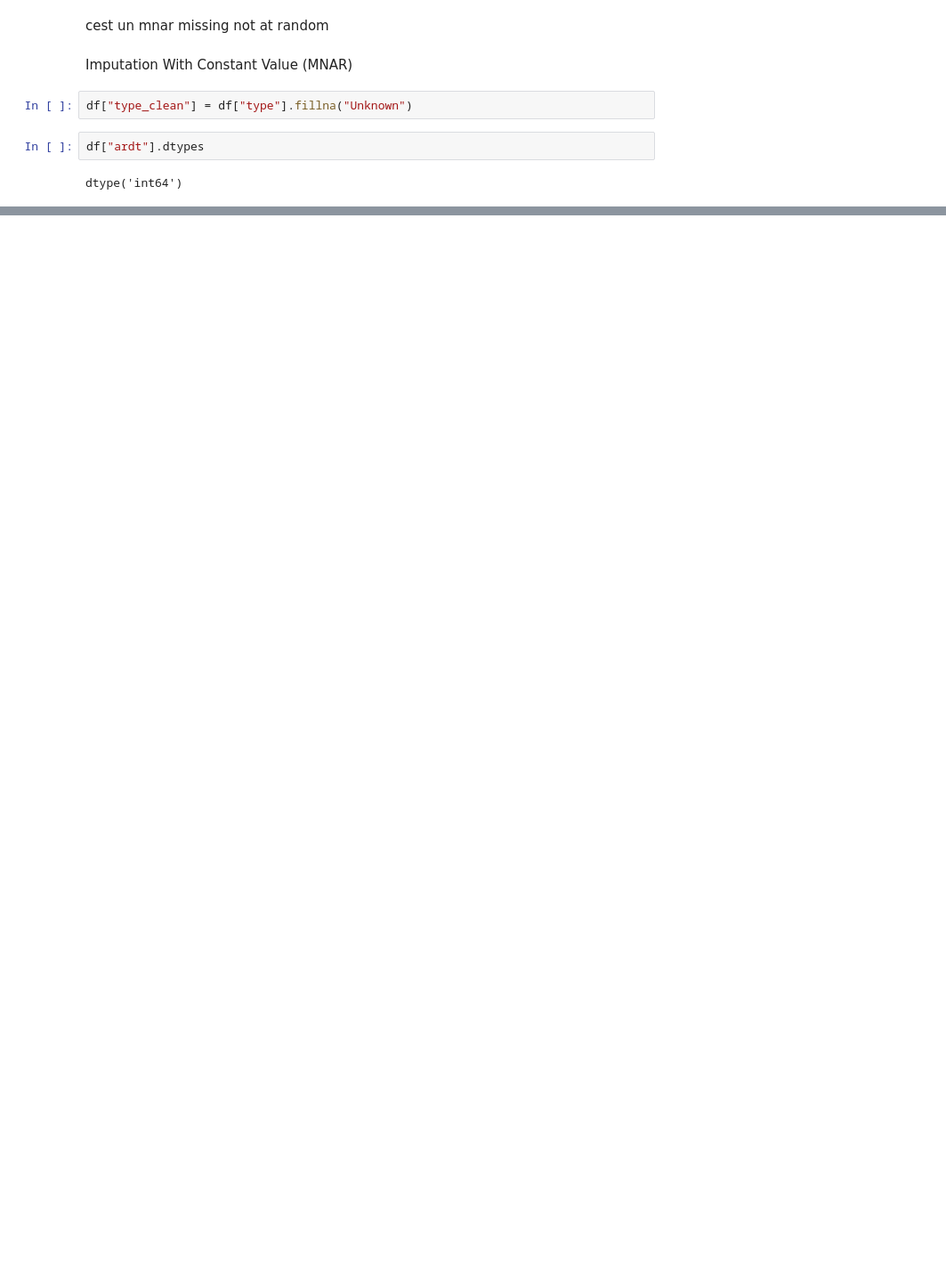
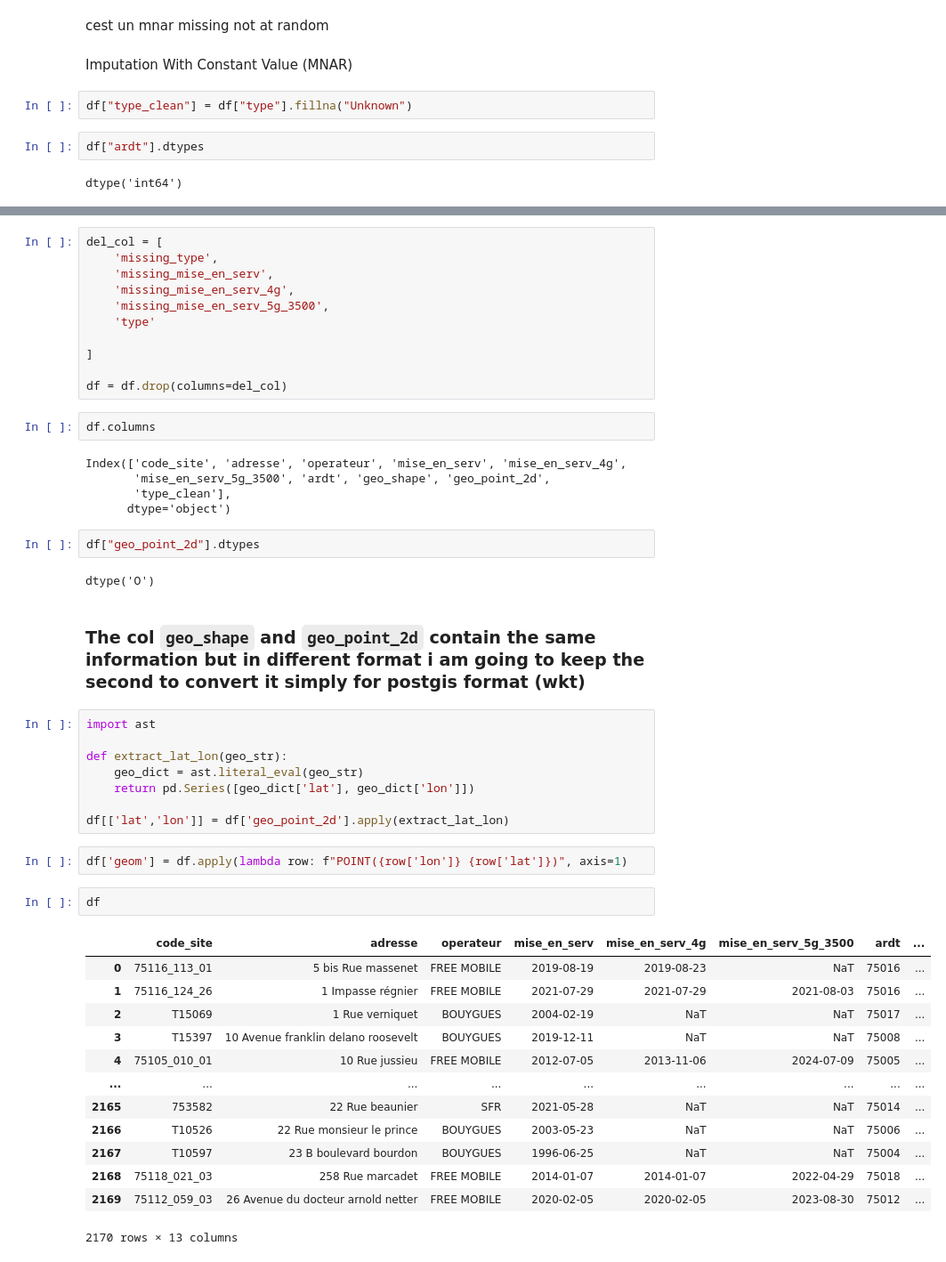
Before and after one commit to yasmineelhakem/data_antennes_relais, a Jupyter notebook: data_cleaning.ipynb, the cells around one changed output, grey strips where cells are left out. Shown at 89% size. Saved outputs shown, nothing was run; the diff lists cells and outputs as text; blank space fills up the shorter version.

```diff
--- a/data_cleaning.ipynb
+++ b/data_cleaning.ipynb
@@ -194,0 +203,50 @@ dtype('int64')
+# %%
+del_col = [
+    'missing_type',
+    'missing_mise_en_serv',
+    'missing_mise_en_serv_4g',
+    'missing_mise_en_serv_5g_3500',
+    'type'
+
+]
+
+df = df.drop(columns=del_col)
+# %%
+df.columns
+# %% [output]
+Index(['code_site', 'adresse', 'operateur', 'mise_en_serv', 'mise_en_serv_4g',
+       'mise_en_serv_5g_3500', 'ardt', 'geo_shape', 'geo_point_2d',
+       'type_clean'],
+      dtype='object')
+# %%
+df["geo_point_2d"].dtypes
+# %% [output]
+dtype('O')
+# %% [markdown]
+### The col `geo_shape` and `geo_point_2d` contain the same information but in different format i am going to keep the second to convert it simply for postgis format (wkt)
+# %%
+import ast
+
+def extract_lat_lon(geo_str):
+    geo_dict = ast.literal_eval(geo_str)
+    return pd.Series([geo_dict['lat'], geo_dict['lon']])
+
+df[['lat','lon']] = df['geo_point_2d'].apply(extract_lat_lon)
+# %%
+df['geom'] = df.apply(lambda row: f"POINT({row['lon']} {row['lat']})", axis=1)
+# %%
+df
+# %% [output]
+|  | code_site | adresse | operateur | mise_en_serv | mise_en_serv_4g | mise_en_serv_5g_3500 | ardt | ... |
+| 0 | 75116_113_01 | 5 bis Rue massenet | FREE MOBILE | 2019-08-19 | 2019-08-23 | NaT | 75016 | ... |
+| 1 | 75116_124_26 | 1 Impasse régnier | FREE MOBILE | 2021-07-29 | 2021-07-29 | 2021-08-03 | 75016 | ... |
+| 2 | T15069 | 1 Rue verniquet | BOUYGUES | 2004-02-19 | NaT | NaT | 75017 | ... |
+| 3 | T15397 | 10 Avenue franklin delano roosevelt | BOUYGUES | 2019-12-11 | NaT | NaT | 75008 | ... |
+| 4 | 75105_010_01 | 10 Rue jussieu | FREE MOBILE | 2012-07-05 | 2013-11-06 | 2024-07-09 | 75005 | ... |
+| ... | ... | ... | ... | ... | ... | ... | ... | ... |
+| 2165 | 753582 | 22 Rue beaunier | SFR | 2021-05-28 | NaT | NaT | 75014 | ... |
+| 2166 | T10526 | 22 Rue monsieur le prince | BOUYGUES | 2003-05-23 | NaT | NaT | 75006 | ... |
+| 2167 | T10597 | 23 B boulevard bourdon | BOUYGUES | 1996-06-25 | NaT | NaT | 75004 | ... |
+| 2168 | 75118_021_03 | 258 Rue marcadet | FREE MOBILE | 2014-01-07 | 2014-01-07 | 2022-04-29 | 75018 | ... |
+| 2169 | 75112_059_03 | 26 Avenue du docteur arnold netter | FREE MOBILE | 2020-02-05 | 2020-02-05 | 2023-08-30 | 75012 | ... |
+2170 rows × 13 columns
```
Also changed, not shown: parts of 4 cells of this notebook, 2 other files.
